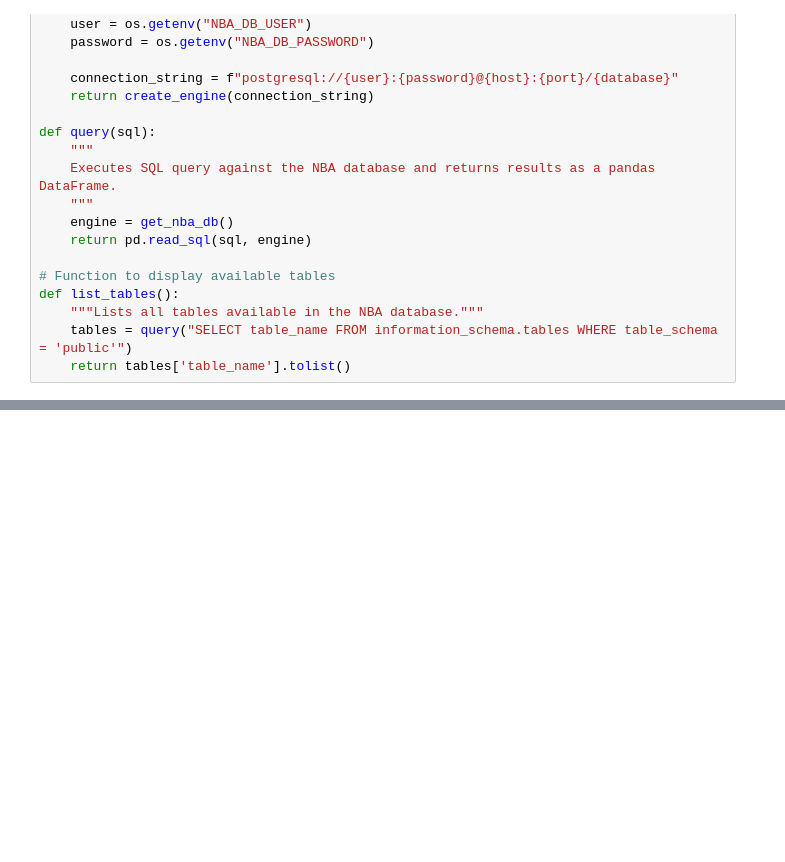
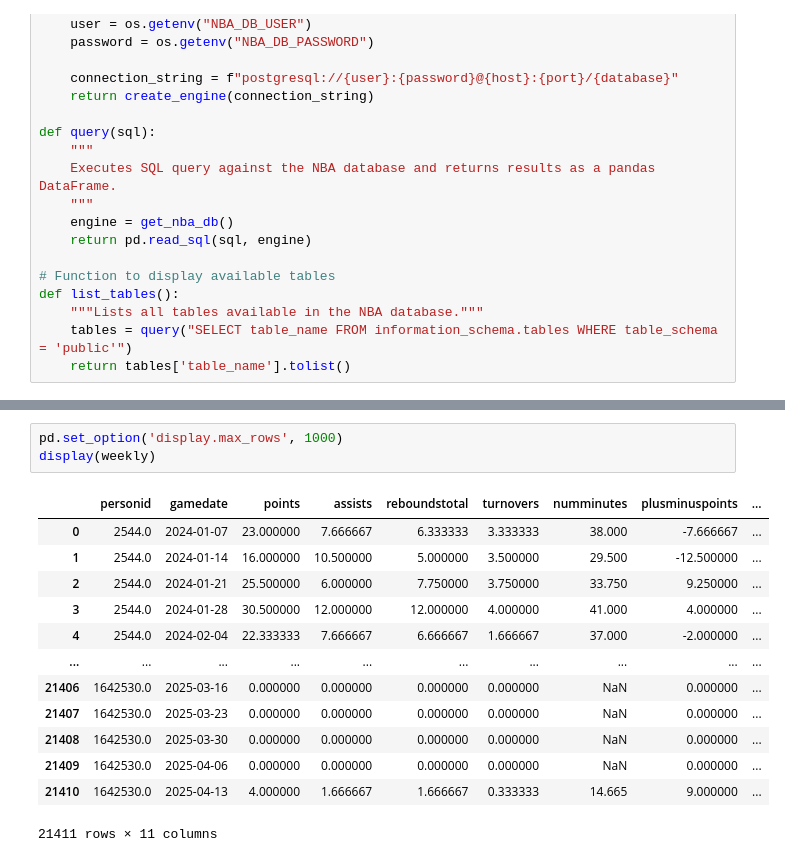
Before and after one commit to dejiandrew/nba-award-predictor, a Jupyter notebook: notebooks/test_notebook.ipynb, the cells around one changed output, grey strips where cells are left out. Drawn from its saved outputs; the diff is of its cells as text; blank space fills up the shorter version.

Commit message:
Cleaned Data & organized weekly player stats over past year

```diff
--- a/notebooks/test_notebook.ipynb
+++ b/notebooks/test_notebook.ipynb
@@ -71,0 +173,17 @@ query("""
+# %%
+pd.set_option('display.max_rows', 1000)
+display(weekly)
+# %% [output]
+|  | personid | gamedate | points | assists | reboundstotal | turnovers | numminutes | plusminuspoints | ... |
+| 0 | 2544.0 | 2024-01-07 | 23.000000 | 7.666667 | 6.333333 | 3.333333 | 38.000 | -7.666667 | ... |
+| 1 | 2544.0 | 2024-01-14 | 16.000000 | 10.500000 | 5.000000 | 3.500000 | 29.500 | -12.500000 | ... |
+| 2 | 2544.0 | 2024-01-21 | 25.500000 | 6.000000 | 7.750000 | 3.750000 | 33.750 | 9.250000 | ... |
+| 3 | 2544.0 | 2024-01-28 | 30.500000 | 12.000000 | 12.000000 | 4.000000 | 41.000 | 4.000000 | ... |
+| 4 | 2544.0 | 2024-02-04 | 22.333333 | 7.666667 | 6.666667 | 1.666667 | 37.000 | -2.000000 | ... |
+| ... | ... | ... | ... | ... | ... | ... | ... | ... | ... |
+| 21406 | 1642530.0 | 2025-03-16 | 0.000000 | 0.000000 | 0.000000 | 0.000000 | NaN | 0.000000 | ... |
+| 21407 | 1642530.0 | 2025-03-23 | 0.000000 | 0.000000 | 0.000000 | 0.000000 | NaN | 0.000000 | ... |
+| 21408 | 1642530.0 | 2025-03-30 | 0.000000 | 0.000000 | 0.000000 | 0.000000 | NaN | 0.000000 | ... |
+| 21409 | 1642530.0 | 2025-04-06 | 0.000000 | 0.000000 | 0.000000 | 0.000000 | NaN | 0.000000 | ... |
+| 21410 | 1642530.0 | 2025-04-13 | 4.000000 | 1.666667 | 1.666667 | 0.333333 | 14.665 | 9.000000 | ... |
+21411 rows × 11 columns
```
Also changed, not shown: parts of 3 cells of this notebook.
